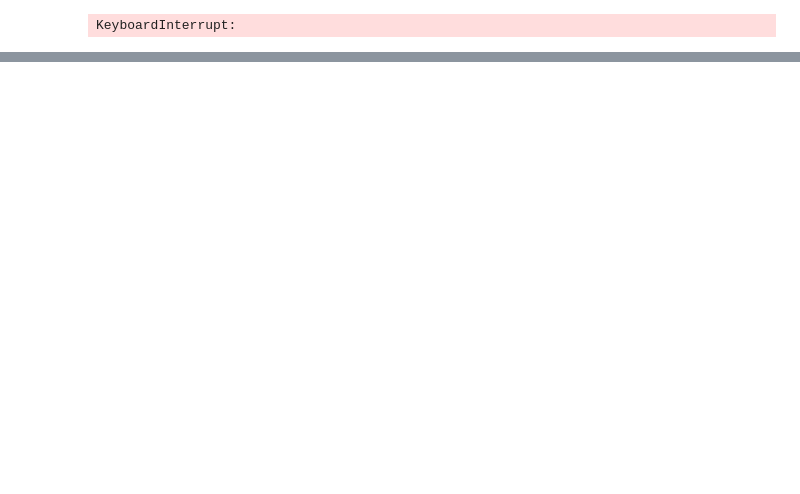
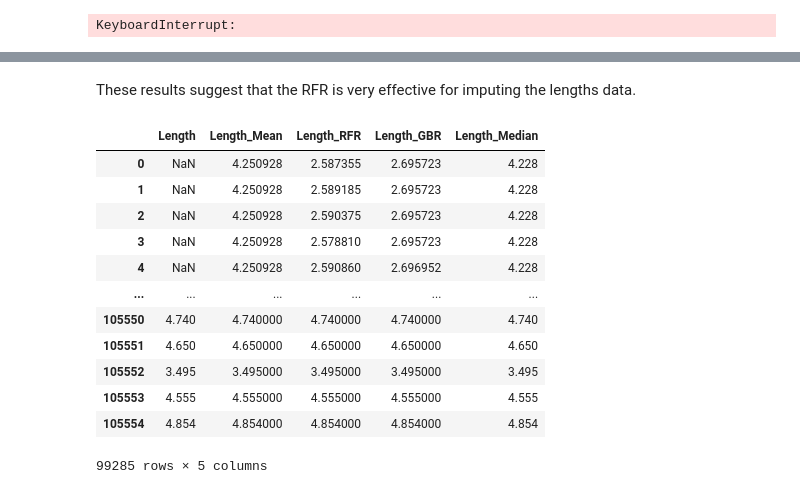
Before and after one commit to Marquis-Alloh/Motor-Insurance-Claims-Prediction-and-Pricing, a Jupyter notebook: Notebooks/Investigation.ipynb, the cells around one changed output, grey strips where cells are left out. Cells and saved outputs as stored; diff of their text form; code cells hidden in the pictures; blank space fills up the shorter version.

```diff
--- a/Notebooks/Investigation.ipynb
+++ b/Notebooks/Investigation.ipynb
@@ -335,12 +367,10 @@ np.float64(46.012320328542096)
 # %%
-col = [
+cols = [
     'Type_risk',
     'Type_fuel',
     'Date_lapse_missing',
-    'N_doors',
+    'Payment',
     'Second_driver',
-    'Old_Policy',
-    'Lapse',
     'Distribution_channel',
     'Old_Policy',
     'Heavy_Vehical',
@@ -348,6 +378,7 @@ col = [
     'Area'
 ]
 
+temp = []
 
 for col in cols:
     print(f"\n{col}\n")
@@ -358,6 +389,8 @@ for col in cols:
     print(f"{table}\n")
     chi2, p, dof, ex = stats.chi2_contingency(table,)
     print(f"p-value: {p}")
+    if p <= 0.05:
+        temp.append(col)
 # %% [output]
 Type_risk
 
@@ -464,0 +509,7 @@ plt.show()
+# %%
+print(temp)
+temp_2 = temp.copy()
+for item in temp_2:
+    if len(Length_imputation[item].unique()) == 2:
+        temp.remove(item)
+print(temp)
@@ -465,16 +519,24 @@ plt.show()
 # %%
-"""encoder = OneHotEncoder(sparse_output=False, handle_unknown="ignore")
+encoder = OneHotEncoder(sparse_output=False, handle_unknown="ignore")
 
-encoded = encoder.fit_transform(Length_imputation[["Type_risk"]])
+encoded = encoder.fit_transform(Length_imputation[temp])
 
 encoded_df = pd.DataFrame(
     encoded,
-    columns=encoder.get_feature_names_out(["Type_risk"]),
+    columns=encoder.get_feature_names_out(temp),
     index=Length_imputation.index
 )
 
 Length_imputation = pd.concat([Length_imputation, encoded_df], axis=1)
-Length_imputation.drop(columns=["Type_risk"], inplace=True)
-Length_imputation.head()"""
+Length_imputation.drop(columns=temp, inplace=True)
+Length_imputation.rename(columns={"Type_risk_1":"Is_Motorbike",
+                                  "Type_risk_2":"Is_Van",
+                                  "Type_risk_3":"Is_Passenger_Car",
+                                  "Type_risk_4":"Is_Agricultural",
+
+                                  "Type_fuel_0.0" : "Fuel_Petrol",
+                                  "Type_fuel_1.0" :	"Fuel_Diesel",
+                                  "Type_fuel_nan": "Fuel_Unknown"},inplace=True)
+Length_imputation.head()
 # %% [output]
 |  | ID | Distribution_channel | Seniority | Policies_in_force | Max_policies | Max_products | Lapse | ... |
@@ -584,3 +730,23 @@ KeyboardInterrupt:
+# %% [markdown]
+These results suggest that the RFR is very effective for imputing the lengths data.
+# %%
+Length_imputation["Length_Mean"] = Length_imputation['Length'].fillna(Length_imputation['Length'].mean())
+Length_imputation["Length_Median"] = Length_imputation['Length'].fillna(Length_imputation['Length'].median())
+Length_imputation[['Length','Length_Mean', 'Length_RFR','Length_GBR',"Length_Median"]]
+# %% [output]
+|  | Length | Length_Mean | Length_RFR | Length_GBR | Length_Median |
+| 0 | NaN | 4.250928 | 2.587355 | 2.695723 | 4.228 |
+| 1 | NaN | 4.250928 | 2.589185 | 2.695723 | 4.228 |
+| 2 | NaN | 4.250928 | 2.590375 | 2.695723 | 4.228 |
+| 3 | NaN | 4.250928 | 2.578810 | 2.695723 | 4.228 |
+| 4 | NaN | 4.250928 | 2.590860 | 2.696952 | 4.228 |
+| ... | ... | ... | ... | ... | ... |
+| 105550 | 4.740 | 4.740000 | 4.740000 | 4.740000 | 4.740 |
+| 105551 | 4.650 | 4.650000 | 4.650000 | 4.650000 | 4.650 |
+| 105552 | 3.495 | 3.495000 | 3.495000 | 3.495000 | 3.495 |
+| 105553 | 4.555 | 4.555000 | 4.555000 | 4.555000 | 4.555 |
+| 105554 | 4.854 | 4.854000 | 4.854000 | 4.854000 | 4.854 |
+99285 rows × 5 columns
 # %%
 """train_sizes = [result["Train_size"] for result in Learning_curve]
 mean_scores = [result["Mean_CVS_score"] for result in Learning_curve]
```
Also changed, not shown: parts of 28 cells of this notebook.
